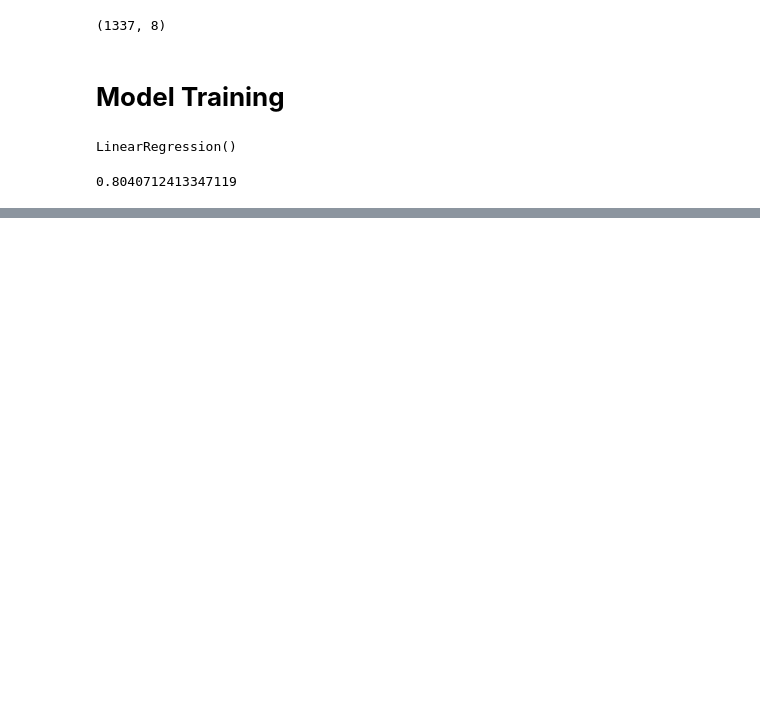
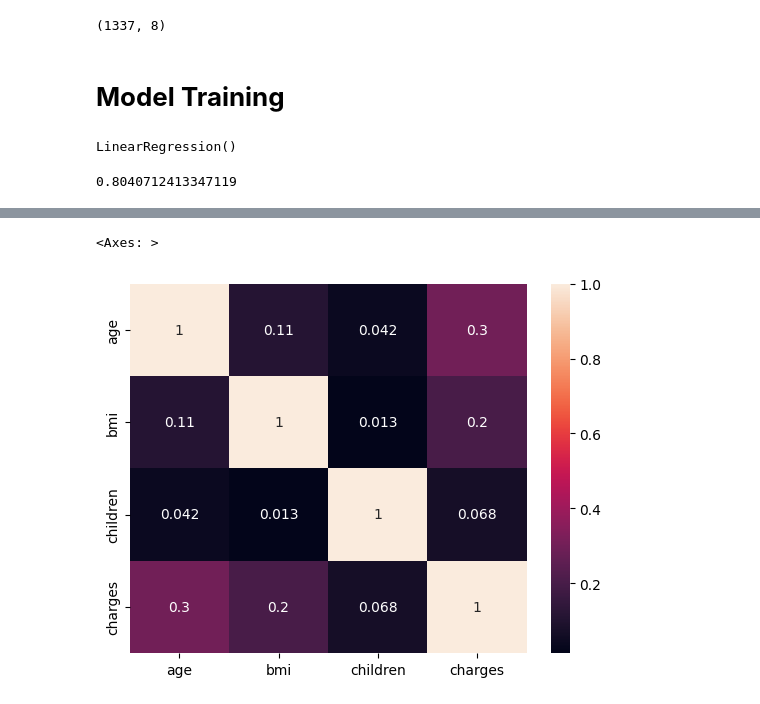
Before and after one commit to attiqaabbasi12/machine-learning, a Jupyter notebook: insurance/insurance.ipynb, the cells around one changed output, grey strips where cells are left out. Drawn from its saved outputs; the diff is of its cells as text; code cells hidden in the pictures; blank space fills up the shorter version.

```diff
--- a/insurance/insurance.ipynb
+++ b/insurance/insurance.ipynb
@@ -401,0 +388,5 @@ if train_r2 > test_r2:
+# %%
+sns.heatmap(df.corr(numeric_only=True), annot=True)
+# %% [output]
+<Axes: >
+[figure, added]
```
Also changed, not shown: parts of 24 cells of this notebook.
